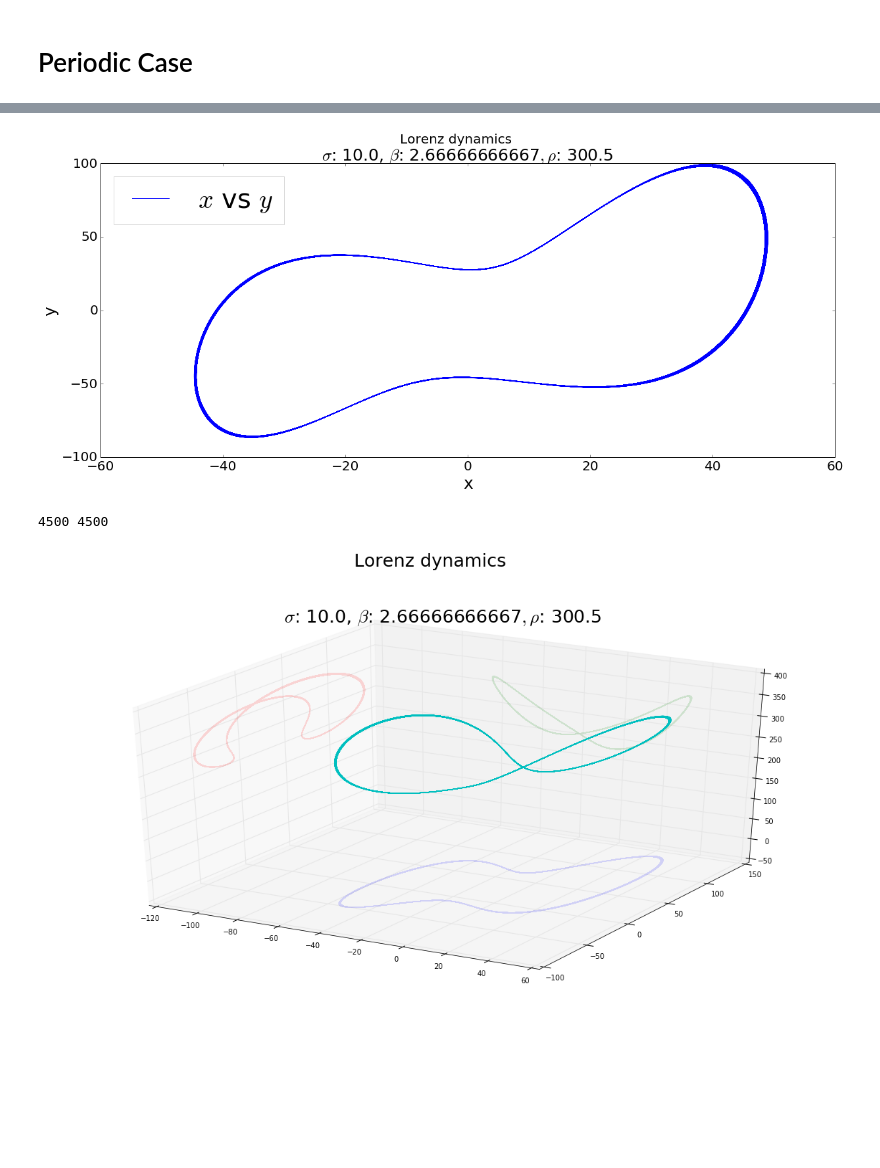
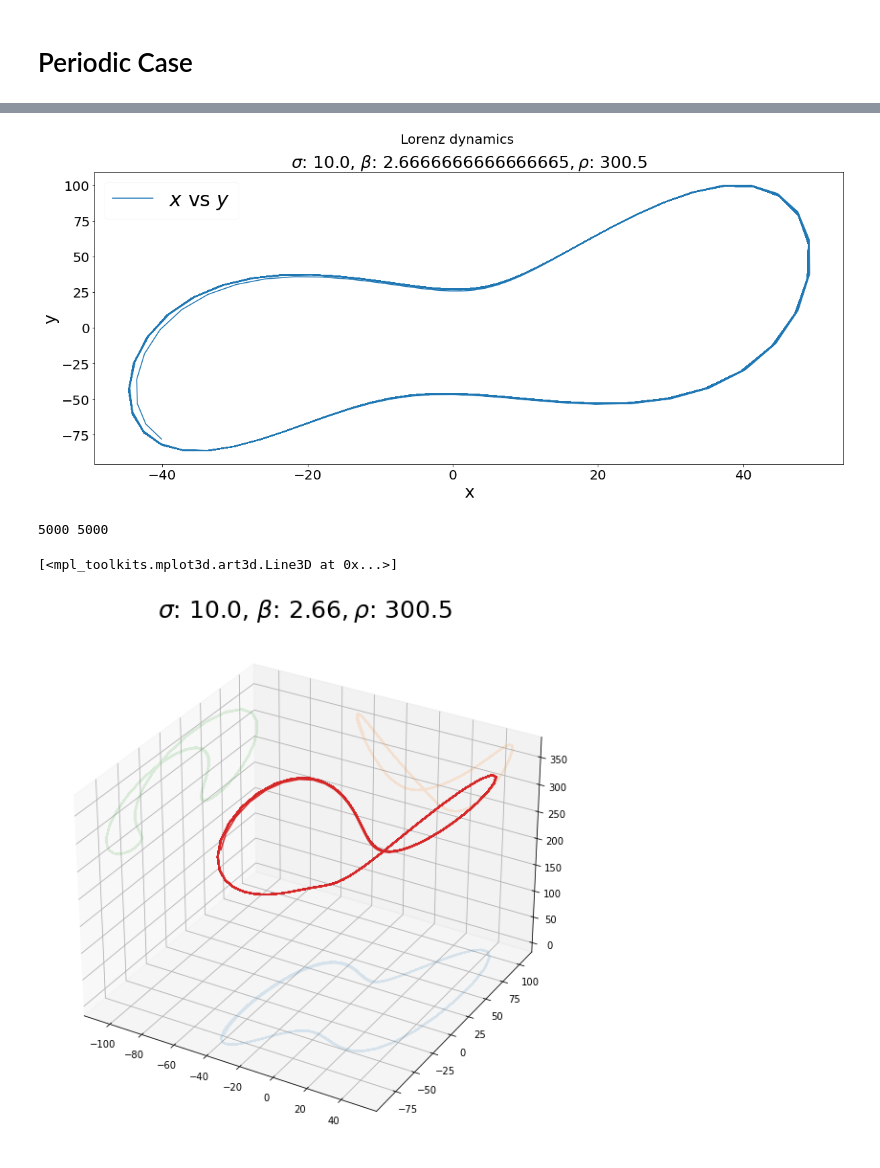
Before and after one commit to calugo/Lorenz-Chua-WASM, a Jupyter notebook: OpenPlant-Lorenz.ipynb, the cells around one changed output, grey strips where cells are left out. Cells and saved outputs as stored; diff of their text form; code cells hidden in the pictures; blank space fills up the shorter version.

```diff
--- a/OpenPlant-Lorenz.ipynb
+++ b/OpenPlant-Lorenz.ipynb
@@ -206,3 +132,14 @@ DONE
+# %%
+Tf=50 #final time
+
+sigma=10.0
+beta=8.0/3.0
+rho=300.5
+pts=[sigma,rho,beta]
+ro=np.array([-40.1,-78.1,329])
+h=1e-4
+
+t,X1,X2,X3 = RK(ro,pts,Tf,h)
 # %%
 %matplotlib inline
 import matplotlib.pyplot as plt
@@ -236,51 +173,48 @@ import matplotlib.ticker as tick
 fig, axes = plt.subplots(1,1,figsize=(20, 8))
 
 st = fig.suptitle("Lorenz dynamics", fontsize=20)
-subt = axes.set_title("$\sigma$: "+str(sigma)+", $\\beta$: "+str(beta)+"$, \\rho$: "+str(rho),fontsize=25)
+subt = axes.set_title("$\sigma$: "+str(pts[0])+", $\\beta$: "+str(pts[2])+"$, \\rho$: "+str(pts[1]),fontsize=25)
 #subt = axes.set_title("$\sigma$: "+"$\\beta$: "+"$\\rho$: ",fontsize=25)
 axes.set_xlabel("x",fontsize=25)
 axes.set_ylabel("y",fontsize=25)
 axes.xaxis.set_tick_params(labelsize=20)
 axes.yaxis.set_tick_params(labelsize=20)
 #axes.set_ylim([0,1.1])
-axes.plot(xplt,yplt,"-",label="$x$ vs $y$")
+axes.plot(X1,X2,"-",label="$x$ vs $y$")
 #axes.plot(tplt,yplt,"-",label='$y$')
 #axes.plot(tplt,zplt,"-",label='$z$')
 fig.patch.set_alpha(0.5)
 # Now add the legend with some customizations.
-legend = axes.legend(loc='best', fontsize=40,framealpha=0.15)
+legend = axes.legend(loc='best', fontsize=30,framealpha=0.15)
 #fig.savefig('r.svg',format='svg',dpi=600, bbox_inches='tight')
-fig.savefig('xynochaos.png',format='png',dpi=600, bbox_inches='tight')
+#fig.savefig('xychaos.png',format='png',dpi=600, bbox_inches='tight')
 # %% [output]
-[figure, old version]
+[figure, new version]
 # %%
-pz=len(tplt)*[-10.0]
-px=len(tplt)*[-105.0]
-py=len(tplt)*[105.0]
+pz=len(t)*[-10.0]
+px=len(t)*[-105.0]
+py=len(t)*[105.0]
 
-print len(pz), len(tplt)
-#raw_input()
+print (len(pz), len(t))
+
 import matplotlib as mpl
-import six
+#import six
 from mpl_toolkits.mplot3d import Axes3D
-import six
-#import numpy as np
-#import matplotlib.pyplot as plt
 
 mpl.rcParams['legend.fontsize'] = 10
 
-fig = plt.figure(figsize=(20,10))
-ax = fig.gca(projection='3d')
+fig = plt.figure(figsize=(20,10)).add_subplot(projection='3d')
+#fig.suptitle("Lorenz dynamics", fontsize=25)
 
-st = fig.suptitle("Lorenz dynamics", fontsize=25)
-plt.title("$\sigma$: "+str(sigma)+", $\\beta$: "+str(beta)+"$, \\rho$: "+str(rho),fontsize=25)
+plt.title("$\sigma$: "+str(pts[0])+", $\\beta$: "+'{0:.4}'.format(str(pts[2]))+"$, \\rho$: "+str(pts[1]),fontsize=25)
 #plt.plot(xplt, yplt, zplt)
-plt.plot(xplt, yplt, pz,alpha=0.15 )
-plt.plot(xplt, py , zplt, alpha=0.15 )
-plt.plot(px, yplt , zplt,alpha=0.15 )
-plt.plot(xplt, yplt, zplt)
+plt.plot(X1, X2, pz,alpha=0.15 )
+plt.plot(X1, py , X3, alpha=0.15 )
+plt.plot(px, X2 , X3,alpha=0.15 )
+plt.plot(X1, X2, X3)
 #ax.legend()
-fig.savefig('xyznochaos.png',format='png',dpi=600, bbox_inches='tight')
+#fig.savefig('xyzchaos.png',format='png',dpi=600, bbox_inches='tight')
 # %% [output]
-4500 4500
+5000 5000
+[<mpl_toolkits.mplot3d.art3d.Line3D at 0x...>]
-[figure, old version]
+[figure, new version]
```
Also changed, not shown: parts of 10 cells of this notebook, 14 other files.
